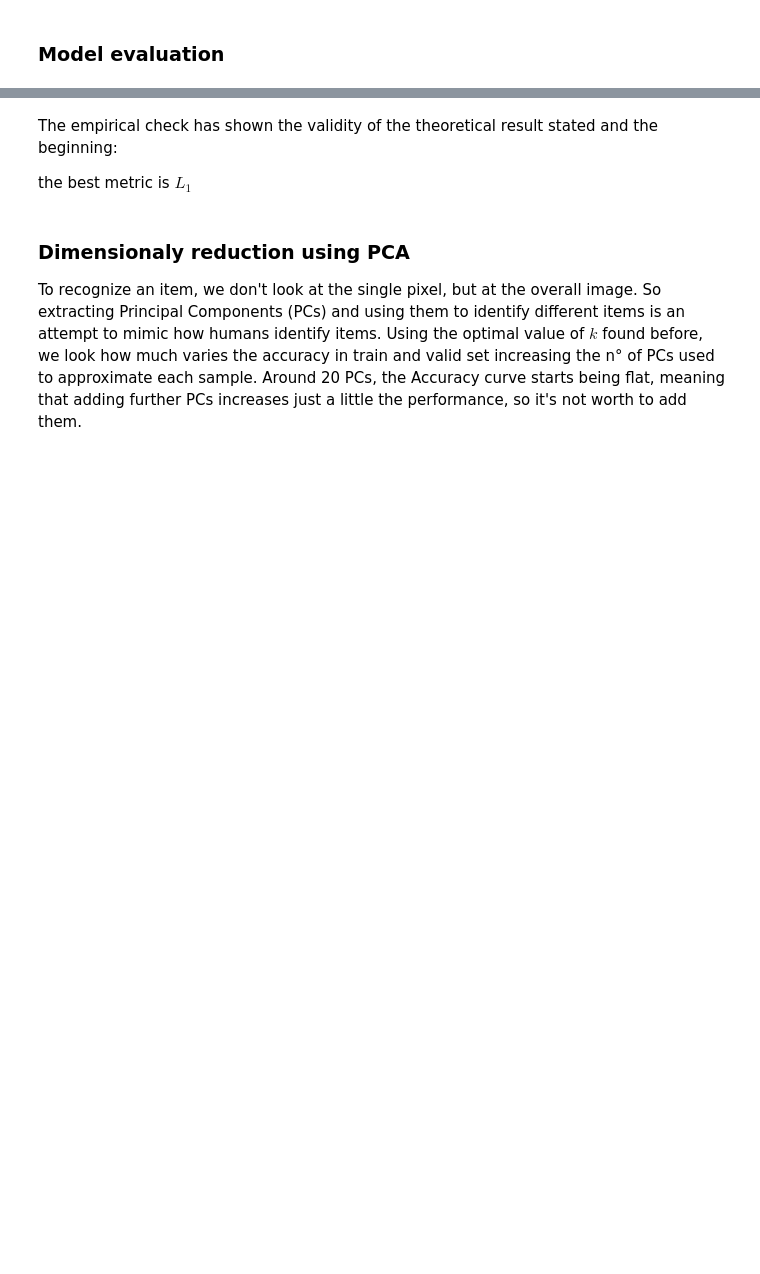
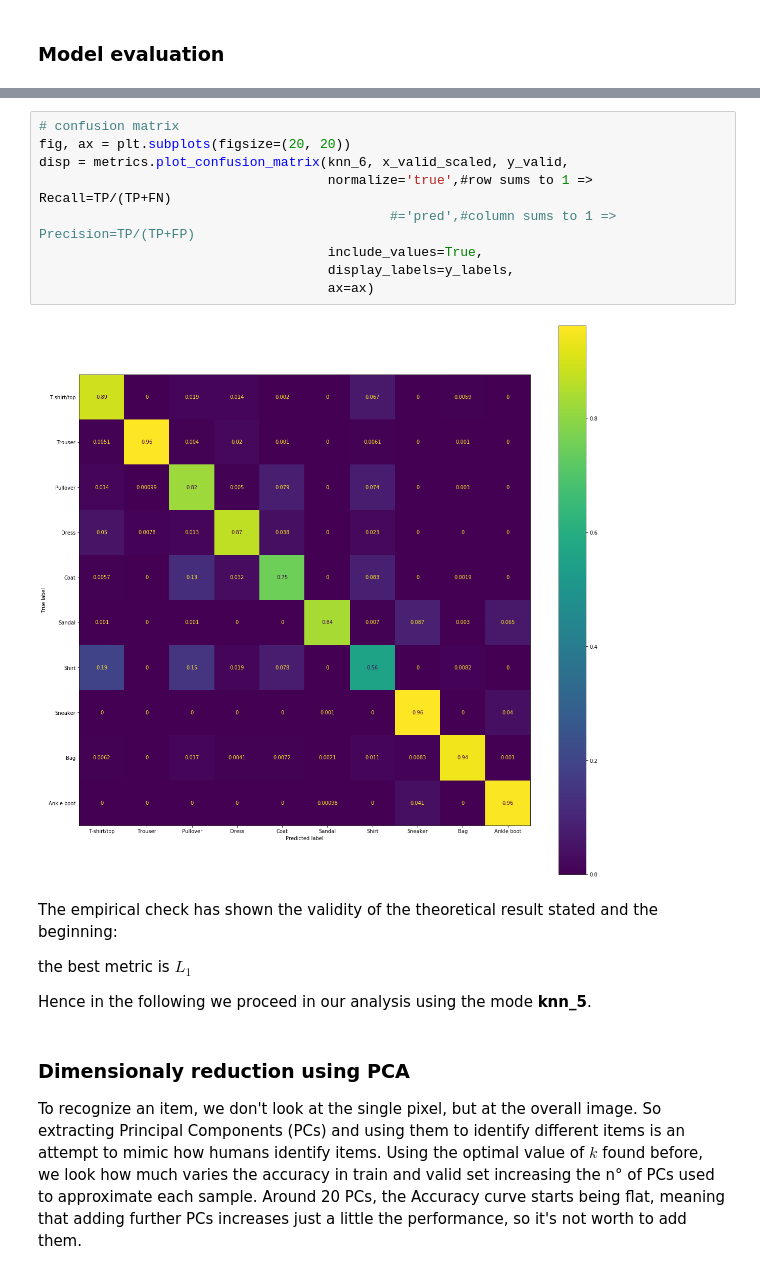
Before and after one commit to rmazzier/MLProjectDS-2020, a Jupyter notebook: All models.ipynb, the cells around one changed output, grey strips where cells are left out. Saved outputs shown, nothing was run; the diff lists cells and outputs as text; blank space fills up the shorter version.

```diff
--- a/All models.ipynb
+++ b/All models.ipynb
@@ -350,7 +384,20 @@ knn_6_score
+# %%
+# confusion matrix
+fig, ax = plt.subplots(figsize=(20, 20))
+disp = metrics.plot_confusion_matrix(knn_6, x_valid_scaled, y_valid,
+                                     normalize='true',#row sums to 1 => Recall=TP/(TP+FN)
+                                             #='pred',#column sums to 1 => Precision=TP/(TP+FP)
+                                     include_values=True,
+                                     display_labels=y_labels,
+                                     ax=ax)
+# %% [output]
+[figure, added]
 # %% [markdown]
 The empirical check has shown the validity of the theoretical result stated and the beginning:
 
 the best metric is $L_1$
+
+Hence in the following we proceed in our analysis using the mode **knn_5**.
 # %% [markdown]
 ### Dimensionaly reduction using PCA
 To recognize an item, we don't look at the single pixel, but at the overall image.
```
Also changed, not shown: parts of 7 cells of this notebook.
